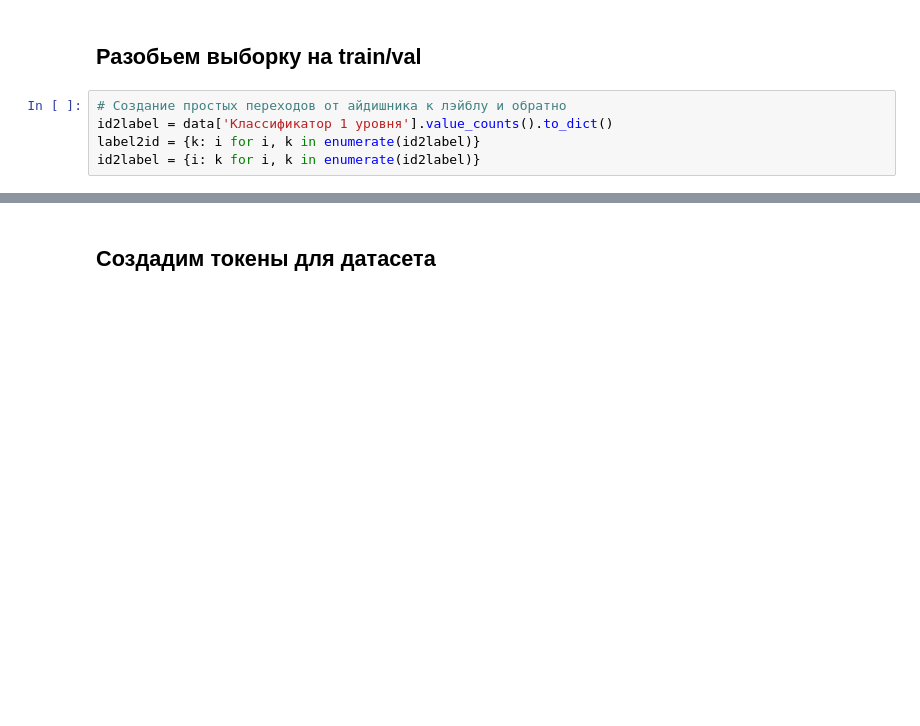
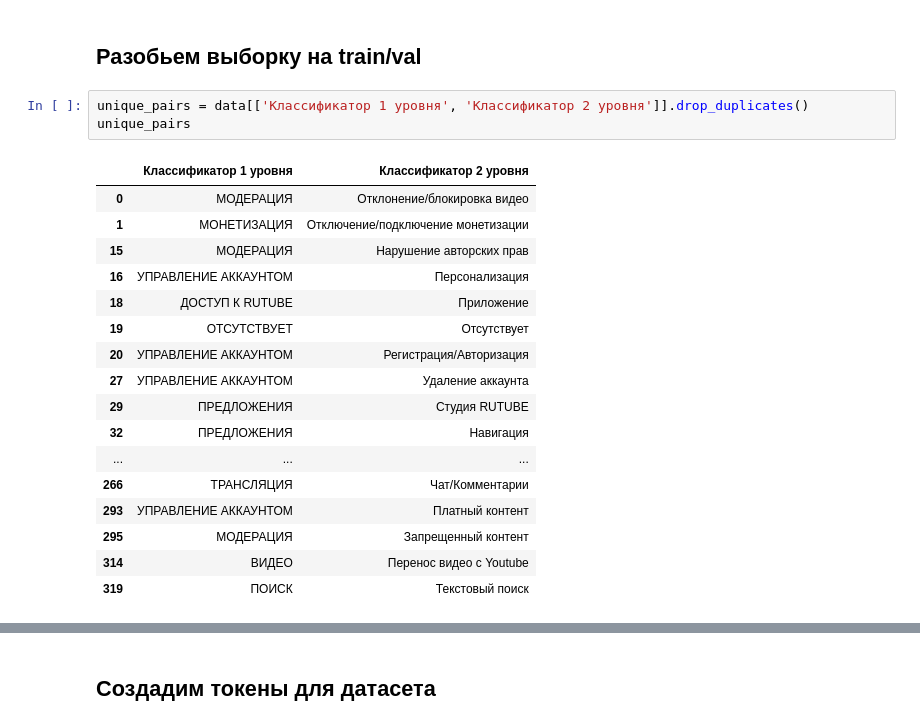
Before and after one commit to clown-devs/AI-QA-Helper, a Jupyter notebook: baseline/rag/classification-model.ipynb, the cells around one changed output, grey strips where cells are left out. Cells and saved outputs as stored; diff of their text form; blank space fills up the shorter version.

```diff
--- a/baseline/rag/classification-model.ipynb
+++ b/baseline/rag/classification-model.ipynb
@@ -53,7 +48,23 @@ Name: count, dtype: int64
 # %% [markdown]
 ## Разобьем выборку на train/val
-# %%
-# Создание простых переходов от айдишника к лэйблу и обратно
-id2label = data['Классификатор 1 уровня'].value_counts().to_dict()
-label2id = {k: i for i, k in enumerate(id2label)}
-id2label = {i: k for i, k in enumerate(id2label)}
+# %%
+unique_pairs = data[['Классификатор 1 уровня', 'Классификатор 2 уровня']].drop_duplicates()
+unique_pairs
+# %% [output]
+|  | Классификатор 1 уровня | Классификатор 2 уровня |
+| 0 | МОДЕРАЦИЯ | Отклонение/блокировка видео |
+| 1 | МОНЕТИЗАЦИЯ | Отключение/подключение монетизации |
+| 15 | МОДЕРАЦИЯ | Нарушение авторских прав |
+| 16 | УПРАВЛЕНИЕ АККАУНТОМ | Персонализация |
+| 18 | ДОСТУП К RUTUBE | Приложение |
+| 19 | ОТСУТСТВУЕТ | Отсутствует |
+| 20 | УПРАВЛЕНИЕ АККАУНТОМ | Регистрация/Авторизация |
+| 27 | УПРАВЛЕНИЕ АККАУНТОМ | Удаление аккаунта |
+| 29 | ПРЕДЛОЖЕНИЯ | Студия RUTUBE |
+| 32 | ПРЕДЛОЖЕНИЯ | Навигация |
+| ... | ... | ... |
+| 266 | ТРАНСЛЯЦИЯ | Чат/Комментарии |
+| 293 | УПРАВЛЕНИЕ АККАУНТОМ | Платный контент |
+| 295 | МОДЕРАЦИЯ | Запрещенный контент |
+| 314 | ВИДЕО | Перенос видео с Youtube |
+| 319 | ПОИСК | Текстовый поиск |
```
Also changed, not shown: parts of 19 cells of this notebook.
